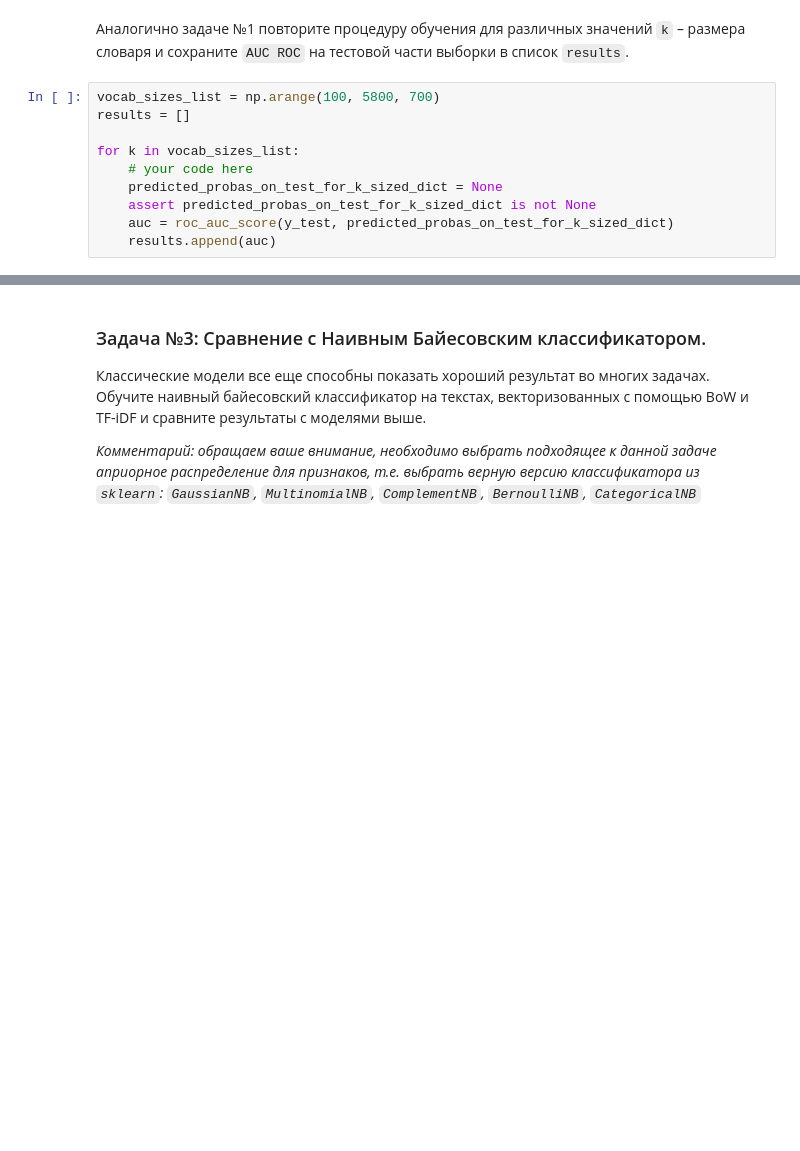
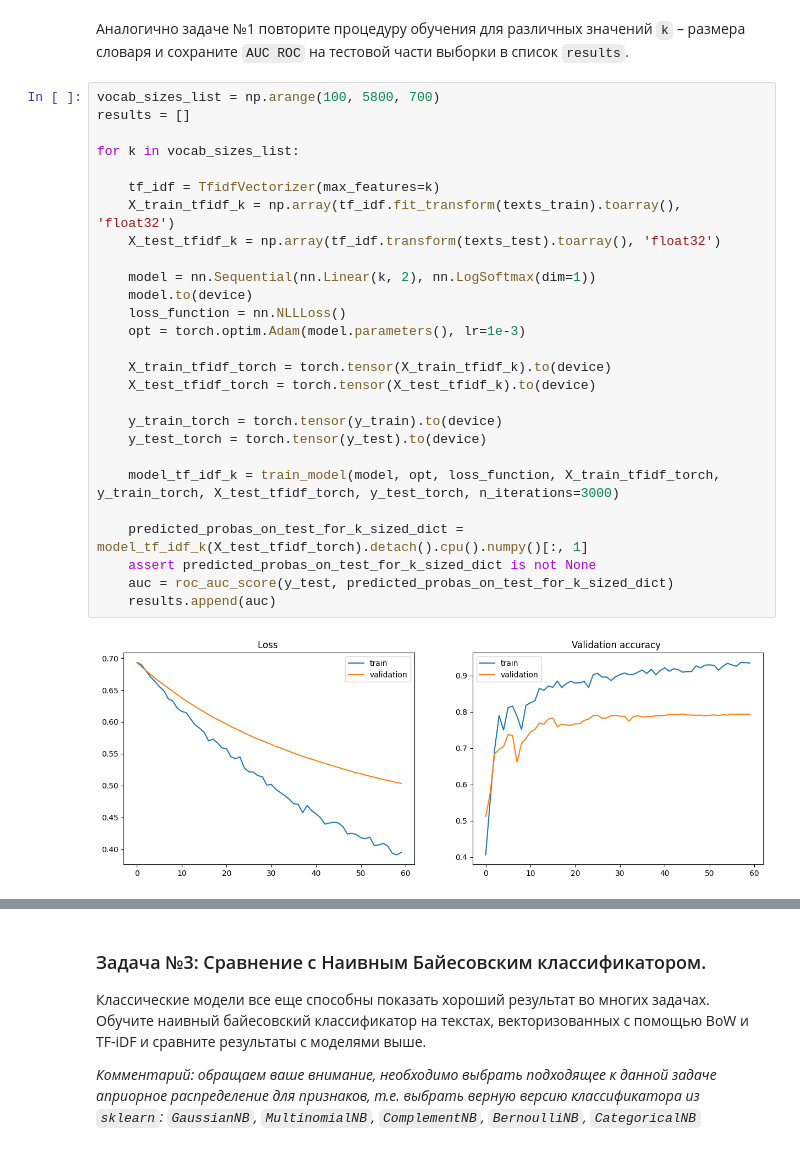
Before and after one commit to EvgenVer/ml-course_p2, a Jupyter notebook: homeworks_advanced/assignment01_text_classification/assignment01.ipynb, the cells around one changed output, grey strips where cells are left out. Drawn from its saved outputs; the diff is of its cells as text; blank space fills up the shorter version.

```diff
--- a/homeworks_advanced/assignment01_text_classification/assignment01.ipynb
+++ b/homeworks_advanced/assignment01_text_classification/assignment01.ipynb
@@ -377,15 +363,34 @@ assert out_dict['tf_idf_nn_torch_test'] >= out_dict['bow_nn_torch_test'], 'AUC R
 # %% [markdown]
 Аналогично задаче №1 повторите процедуру обучения для различных значений `k` – размера словаря и сохраните `AUC ROC` на тестовой части выборки в список `results`.
-# %%
-vocab_sizes_list = np.arange(100, 5800, 700)
-results = []
-
-for k in vocab_sizes_list:
-    # your code here
-    predicted_probas_on_test_for_k_sized_dict = None
-    assert predicted_probas_on_test_for_k_sized_dict is not None
-    auc = roc_auc_score(y_test, predicted_probas_on_test_for_k_sized_dict)
-    results.append(auc)
+# %%
+vocab_sizes_list = np.arange(100, 5800, 700)
+results = []
+
+for k in vocab_sizes_list:
+
+    tf_idf = TfidfVectorizer(max_features=k)
+    X_train_tfidf_k = np.array(tf_idf.fit_transform(texts_train).toarray(), 'float32')
+    X_test_tfidf_k = np.array(tf_idf.transform(texts_test).toarray(), 'float32')
+
+    model = nn.Sequential(nn.Linear(k, 2), nn.LogSoftmax(dim=1))
+    model.to(device)
+    loss_function = nn.NLLLoss()
+    opt = torch.optim.Adam(model.parameters(), lr=1e-3)
+
+    X_train_tfidf_torch = torch.tensor(X_train_tfidf_k).to(device)
+    X_test_tfidf_torch = torch.tensor(X_test_tfidf_k).to(device)
+
+    y_train_torch = torch.tensor(y_train).to(device)
+    y_test_torch = torch.tensor(y_test).to(device)
+
+    model_tf_idf_k = train_model(model, opt, loss_function, X_train_tfidf_torch, y_train_torch, X_test_tfidf_torch, y_test_torch, n_iterations=3000)
+
+    predicted_probas_on_test_for_k_sized_dict = model_tf_idf_k(X_test_tfidf_torch).detach().cpu().numpy()[:, 1]
+    assert predicted_probas_on_test_for_k_sized_dict is not None
+    auc = roc_auc_score(y_test, predicted_probas_on_test_for_k_sized_dict)
+    results.append(auc)
+# %% [output]
+[figure, added]
 # %%
 # do not change the code in the block below
 # __________start of block__________
```
Also changed, not shown: parts of 16 cells of this notebook.
